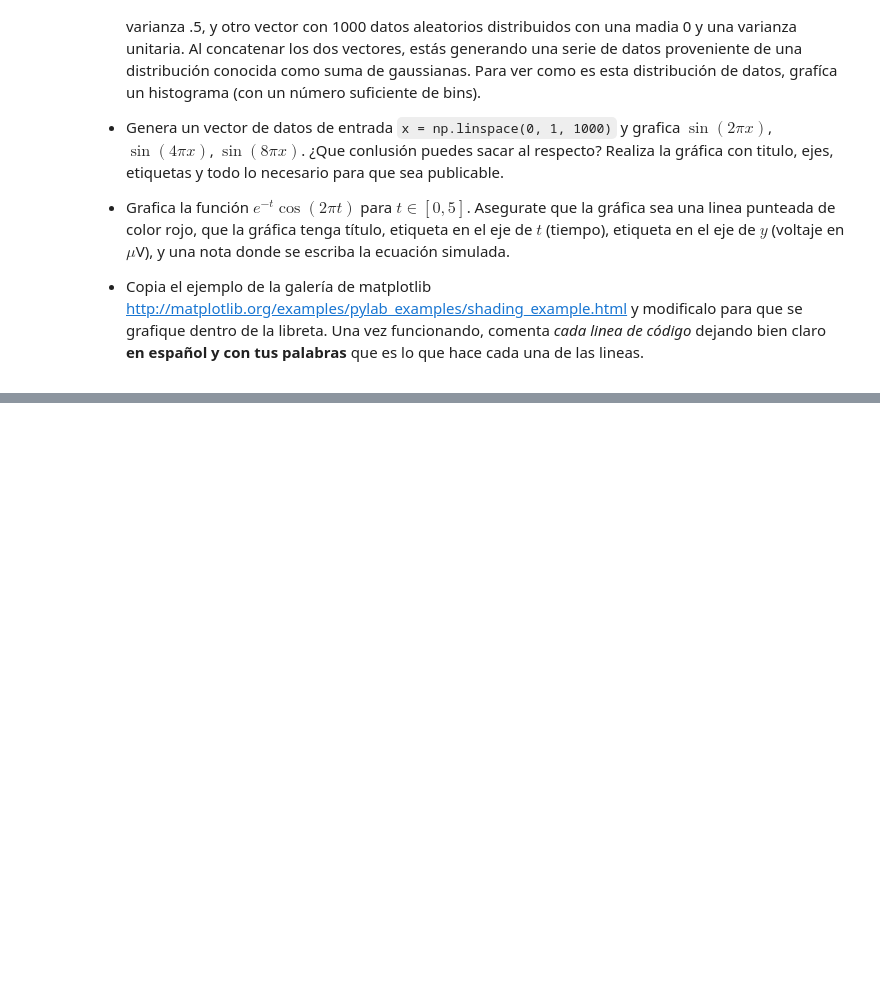
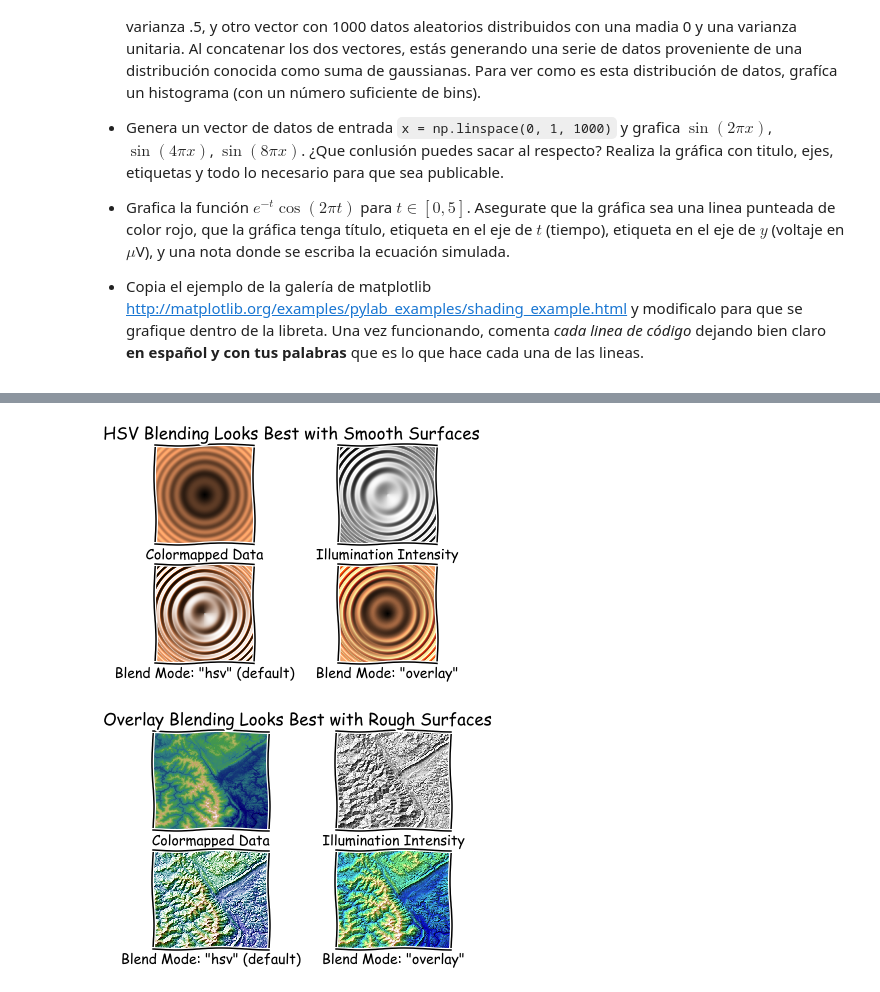
Before and after one commit to rolandovlz/examen_rapido_libretas, a Jupyter notebook: intro_numpy.ipynb, the cells around one changed output, grey strips where cells are left out. Drawn from its saved outputs; the diff is of its cells as text; code cells hidden in the pictures; blank space fills up the shorter version.

Commit message:
intro_numpy

```diff
--- a/intro_numpy.ipynb
+++ b/intro_numpy.ipynb
@@ -388,0 +597,75 @@ Realiza lo siguiente en varias celdas abajo de esta:
+# %%
+# Copia el ejemplo de la galería de matplotlib http://matplotlib.org/examples/pylab_examples/shading_example.html
+# y modificalo para que se grafique dentro de la libreta. Una vez funcionando, comenta cada linea de código dejando
+# bien claro en español y con tus palabras que es lo que hace cada una de las lineas.
+
+import numpy as np
+import matplotlib.pyplot as plt
+from matplotlib.colors import LightSource
+from matplotlib.cbook import get_sample_data
+
+# Example showing how to make shaded relief plots
+# like Mathematica
+# (http://reference.wolfram.com/mathematica/ref/ReliefPlot.html)
+# or Generic Mapping Tools
+# (http://gmt.soest.hawaii.edu/gmt/doc/gmt/html/GMT_Docs/node145.html)
+
+def compare(z, cmap, ve=1):
+    # Crea los subplots
+    fig, axes = plt.subplots(ncols=2, nrows=2)
+    for ax in axes.flat:
+        ax.set(xticks=[], yticks=[])
+
+    # Ilumina la escena desde el noroeste
+    ls = LightSource(azdeg=315, altdeg=45)
+
+    # Crea el subplot con los datos obtenidos y pone etiqueta
+    axes[0, 0].imshow(z, cmap=cmap)
+    axes[0, 0].set(xlabel='Colormapped Data')
+
+    # Crea el subplot por medio de la intensidad de la iluminacion y pone etiqueta
+    axes[0, 1].imshow(ls.hillshade(z, vert_exag=ve), cmap='gray')
+    axes[0, 1].set(xlabel='Illumination Intensity')
+
+    # Crea el subplot simulando un sombreado con los datos de entrada originales
+    rgb = ls.shade(z, cmap=cmap, vert_exag=ve, blend_mode='hsv')
+    # Enseña la grafica
+    axes[1, 0].imshow(rgb)
+    # Pone etiqueta
+    axes[1, 0].set(xlabel='Blend Mode: "hsv" (default)')
+
+    # Crea el subplot combinando los datos originales con la intensidad
+    rgb = ls.shade(z, cmap=cmap, vert_exag=ve, blend_mode='overlay')
+    # Enseña la grafica
+    axes[1, 1].imshow(rgb)
+    # Pone etiqueta
+    axes[1, 1].set(xlabel='Blend Mode: "overlay"')
+
+    # Regresa todas las figuras (4)
+    return fig
+
+# Crea dos mesh-grids que vienen siendo una cuadricula
+x, y = np.mgrid[-5:5:0.05, -5:5:0.05]
+#
+z = 5 * (np.sqrt(x**2 + y**2) + np.sin(x**2 + y**2))
+
+# Obtiene los datos para el primer subplot, cargando primero de donde los va a obtener
+filename = get_sample_data('jacksboro_fault_dem.npz', asfileobj=False)
+with np.load(filename) as dem:
+    # Obtiene la elevacion
+    elev = dem['elevation']
+
+# Compara z con copper para obtener cuatro figuras (graficas)
+fig = compare(z, plt.cm.copper)
+# Subtitulo de la figura
+fig.suptitle('HSV Blending Looks Best with Smooth Surfaces', y=0.95)
+
+# compara la elevacion con la tierra para obtener cuatro figuras (graficas)
+fig = compare(elev, plt.cm.gist_earth, ve=0.05)
+# Subtitulo de la figura)
+fig.suptitle('Overlay Blending Looks Best with Rough Surfaces', y=0.95)
+
+plt.show()
+# %% [output]
+[figure, added]
+[figure, added]
```
Also changed, not shown: parts of 25 cells of this notebook.
